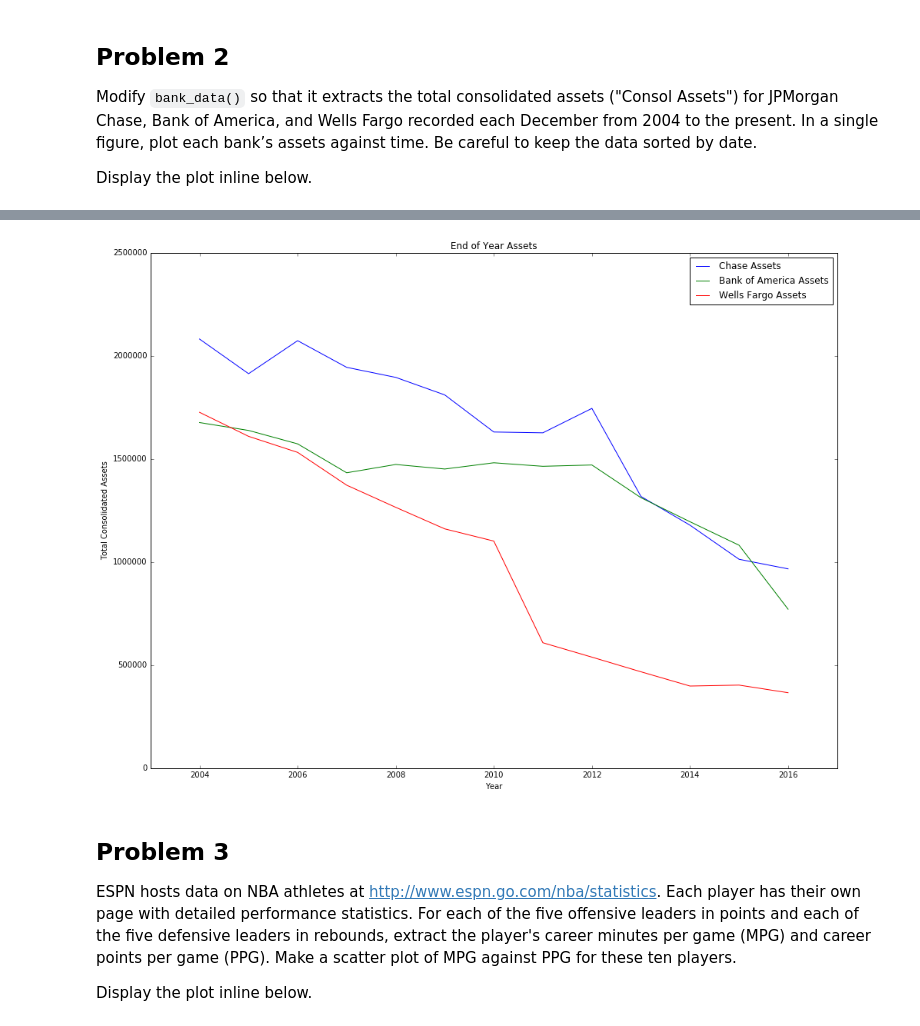
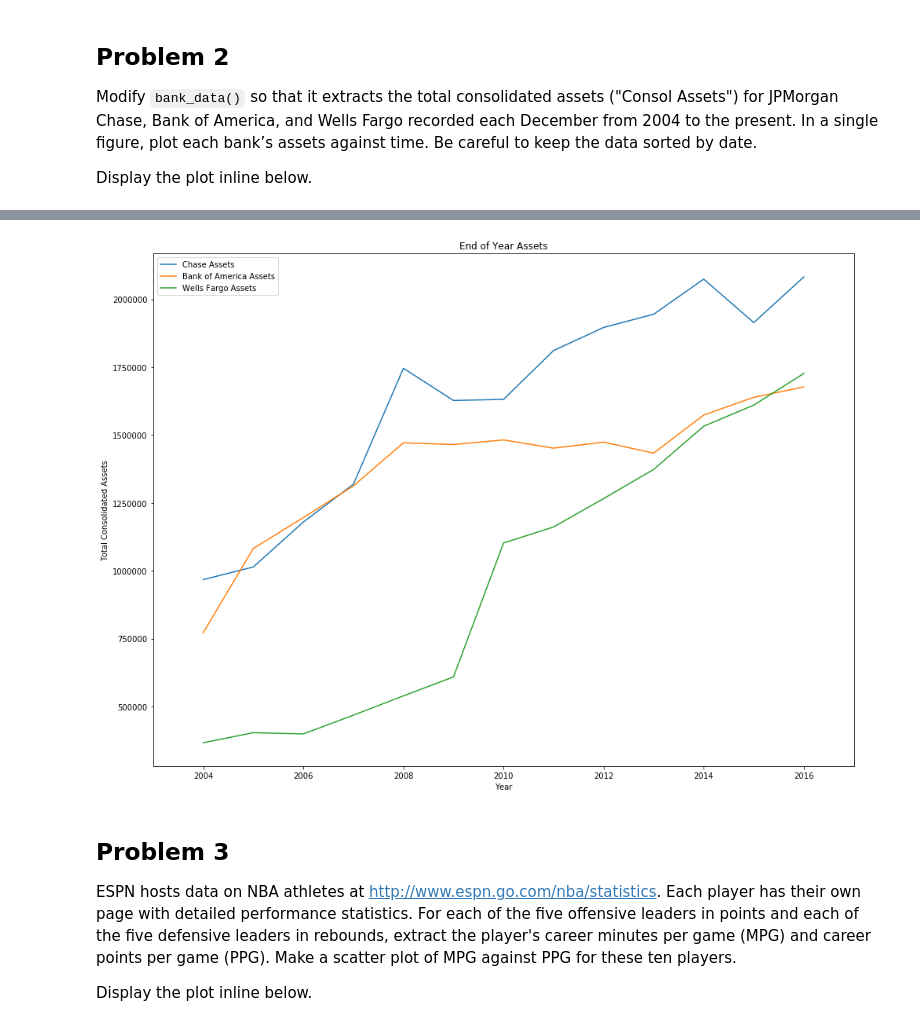
Before and after one commit to mattschaelling/acme_vol3, a Jupyter notebook: WebScraping2/web_scraping2.ipynb, the cells around one changed output, grey strips where cells are left out. Saved outputs shown, nothing was run; the diff lists cells and outputs as text; code cells hidden in the pictures.

```diff
--- a/WebScraping2/web_scraping2.ipynb
+++ b/WebScraping2/web_scraping2.ipynb
@@ -154,16 +157,16 @@ print(bank_data())
 # %%
 years = np.arange(2004, 2017)
-plt.plot(years, chase_assets, label = 'Chase Assets')
-plt.plot(years, boa_assets, label = 'Bank of America Assets')
-plt.plot(years, wellsfargo_assets, label = 'Wells Fargo Assets')
+plt.plot(years, chase_assets[::-1], label = 'Chase Assets')
+plt.plot(years, boa_assets[::-1], label = 'Bank of America Assets')
+plt.plot(years, wellsfargo_assets[::-1], label = 'Wells Fargo Assets')
 plt.legend()
 plt.xlim(2003, 2017)
 plt.xlabel("Year")
 plt.ylabel("Total Consolidated Assets")
 plt.title("End of Year Assets")
 plt.show()
 # %% [output]
-[figure, old version]
+[figure, new version]
 # %% [markdown]
 ## Problem 3
 
```
Also changed, not shown: parts of 6 cells of this notebook, 1 other file.
